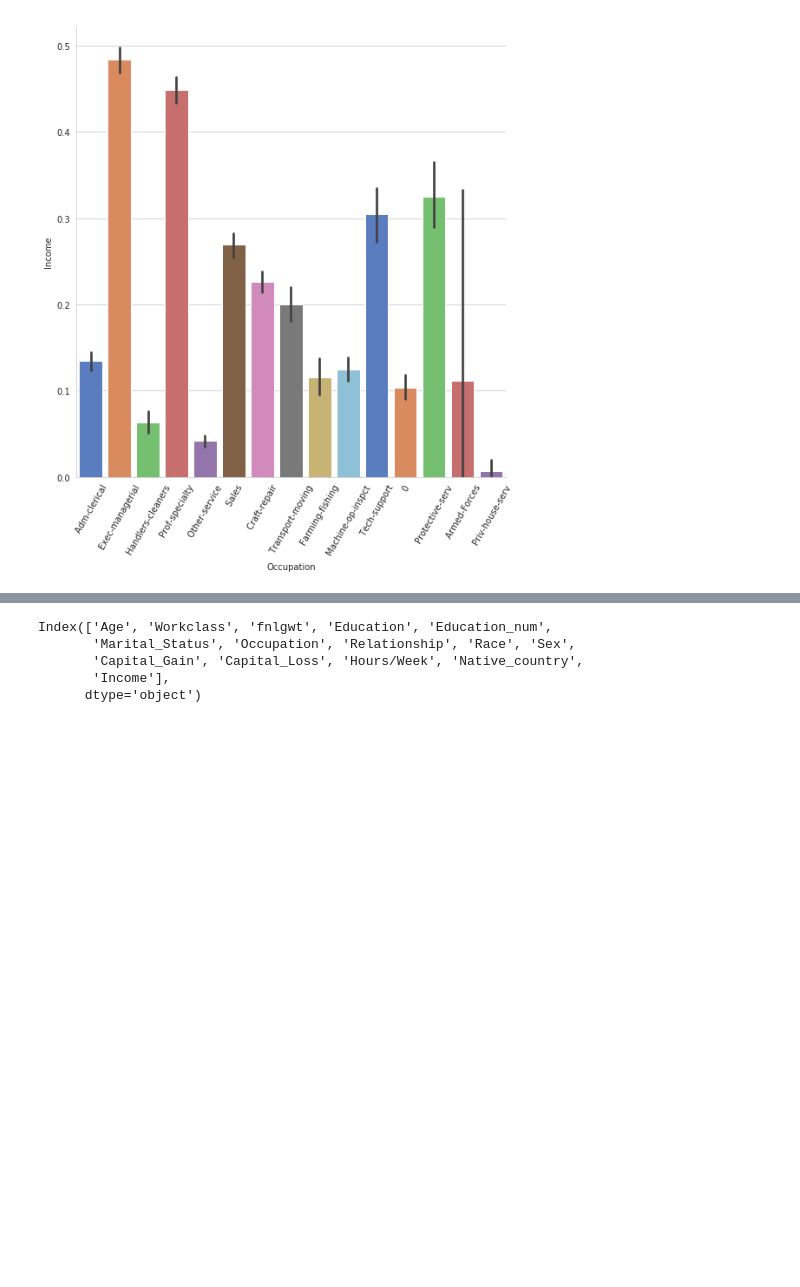
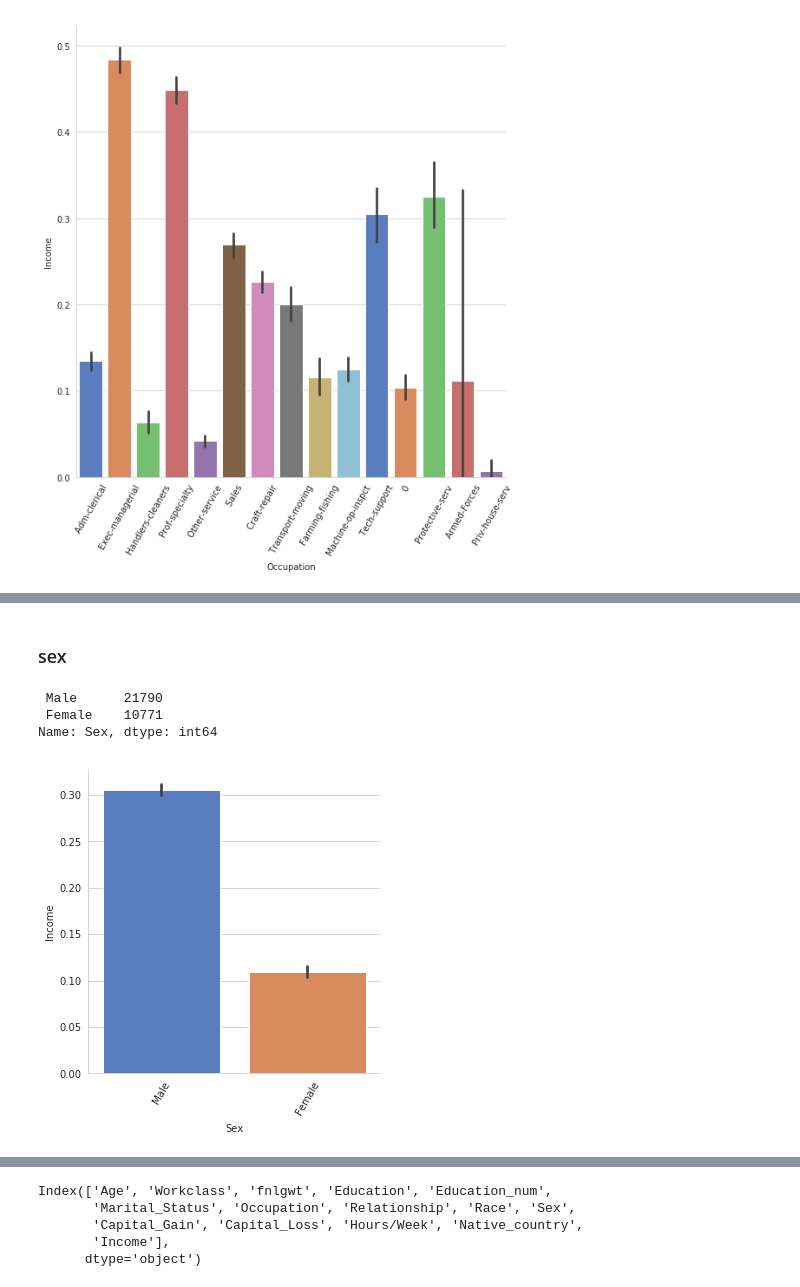
Before and after one commit to tejakummarikuntla/imaginea_assign, a Jupyter notebook: 02_EDA/EDA_Salary_Prediction[US_Census].ipynb, the cells around one changed output, grey strips where cells are left out. Drawn from its saved outputs; the diff is of its cells as text; code cells hidden in the pictures; blank space fills up the shorter version.

```diff
--- a/02_EDA/EDA_Salary_Prediction[US_Census].ipynb
+++ b/02_EDA/EDA_Salary_Prediction[US_Census].ipynb
@@ -385,0 +419,13 @@ plt.xticks(rotation=60);
+# %% [markdown]
+### sex
+# %%
+sns.factorplot(x="Sex", y="Income", data=train_df,size=5,kind="bar",
+palette="muted")
+plt.xticks(rotation=60)
+
+print(train_df['Sex'].value_counts())
+# %% [output]
+ Male      21790
+ Female    10771
+Name: Sex, dtype: int64
+[figure, added]
```
Also changed, not shown: parts of 9 cells of this notebook.
